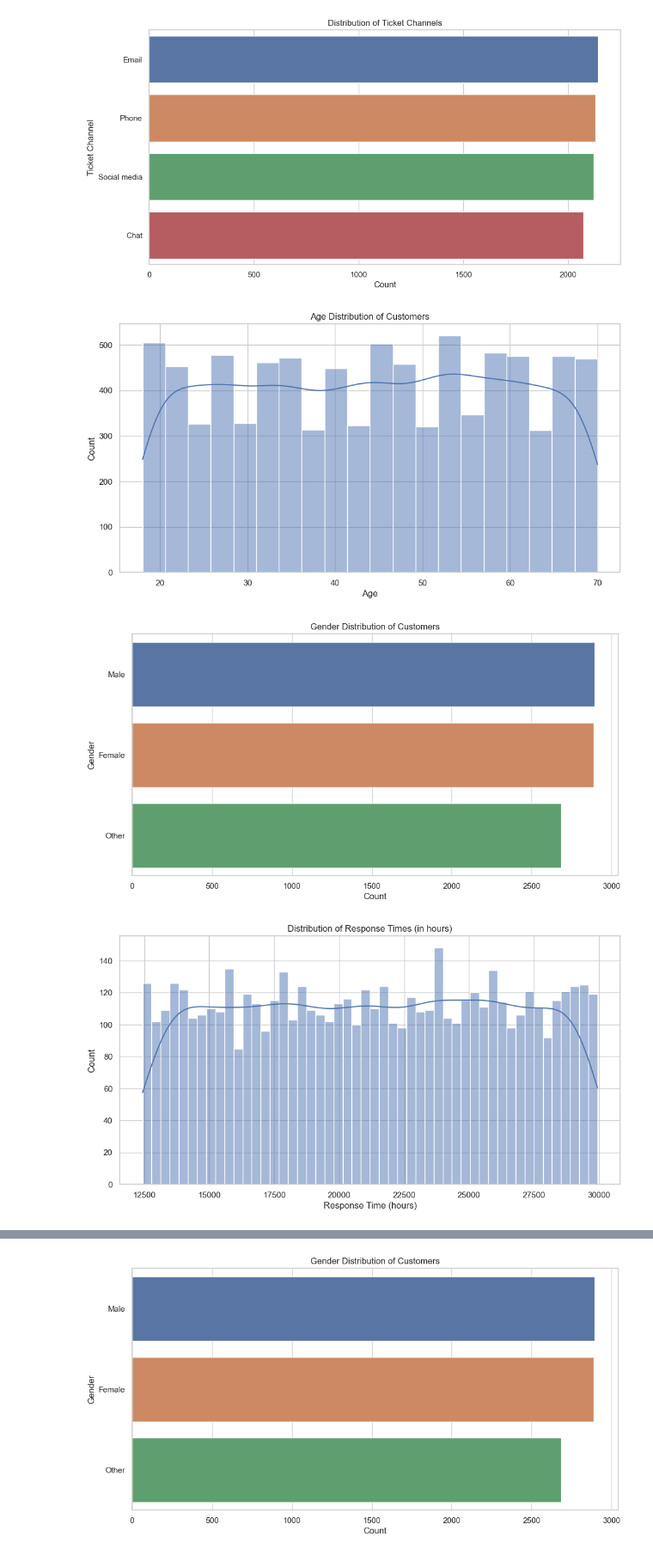
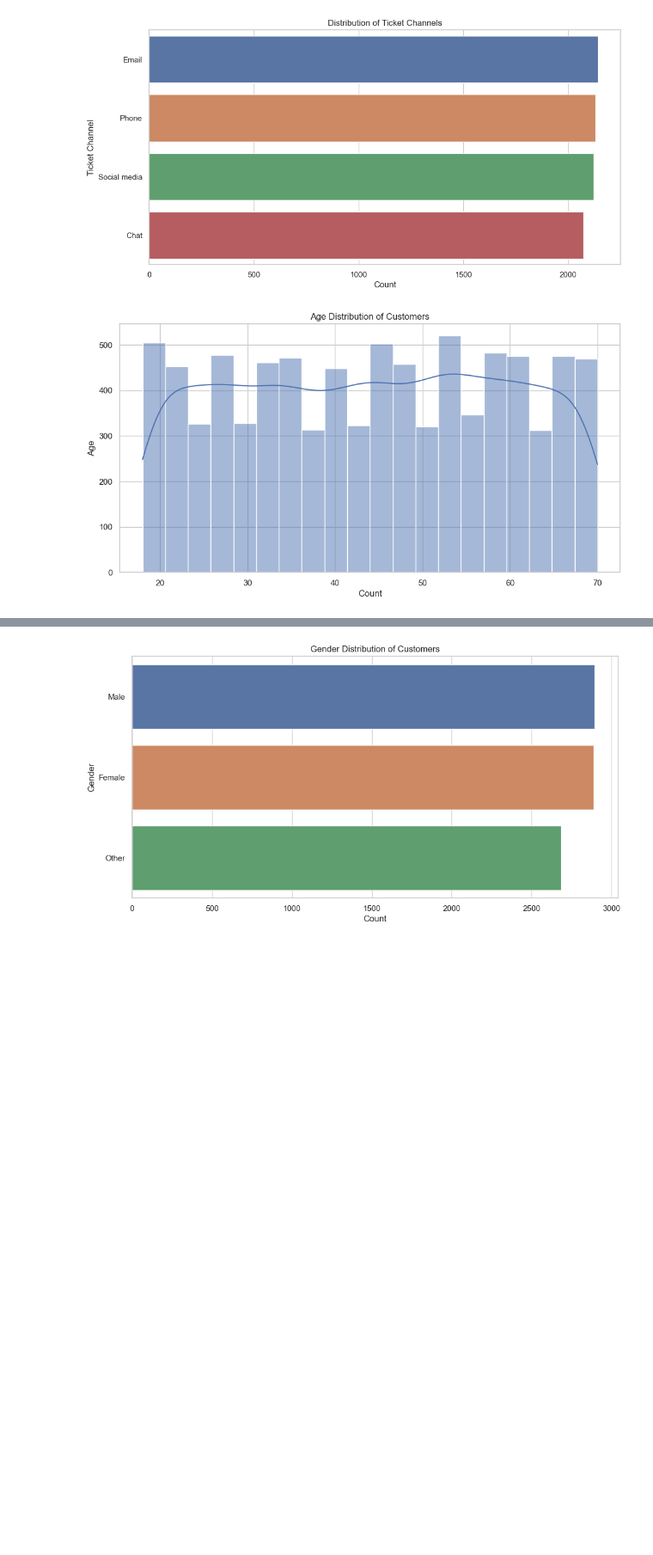
Before and after one commit to CCT-Dublin/capstone-project-feb-2024-pt-denissegarciavivolo, a Jupyter notebook: CA2_CapstoneProject_Denisse_Garcia.ipynb, the cells around one changed output, grey strips where cells are left out. Shown at 86% size. Cells and saved outputs as stored; diff of their text form; code cells hidden in the pictures; blank space fills up the shorter version.

```diff
--- a/CA2_CapstoneProject_Denisse_Garcia.ipynb
+++ b/CA2_CapstoneProject_Denisse_Garcia.ipynb
@@ -62,0 +195,10 @@ memory usage: 1.1+ MB
+# %%
+# Filling missing values in the 'Resolution' column with 'None'
+data['Resolution'] = data['Resolution'].fillna('None')
+data['First Response Time'] = data['First Response Time'].fillna('None')
+data['Time to Resolution'] = data['Time to Resolution'].fillna('None')
+
+# Filling missing values with median in specified columns
+for column in  ['Customer Satisfaction Rating']:
+    median_value = data[column].median()
+    data[column] = data[column].fillna(median_value)
@@ -179,13 +397,11 @@ plt.show()
 # %%
 
 # 5. Age Distribution of Customers
 plt.figure(figsize=(12, 6))
 sns.histplot(data['Customer Age'], bins=20, kde=True)
 plt.title('Age Distribution of Customers')
-plt.xlabel('Age')
-plt.ylabel('Count')
+plt.xlabel('Count')
+plt.ylabel('Age')
 plt.show()
 # %% [output]
-[figure, old version]
+[figure, new version]
-[figure, removed]
-[figure, removed]
```
Also changed, not shown: parts of 60 cells of this notebook.
